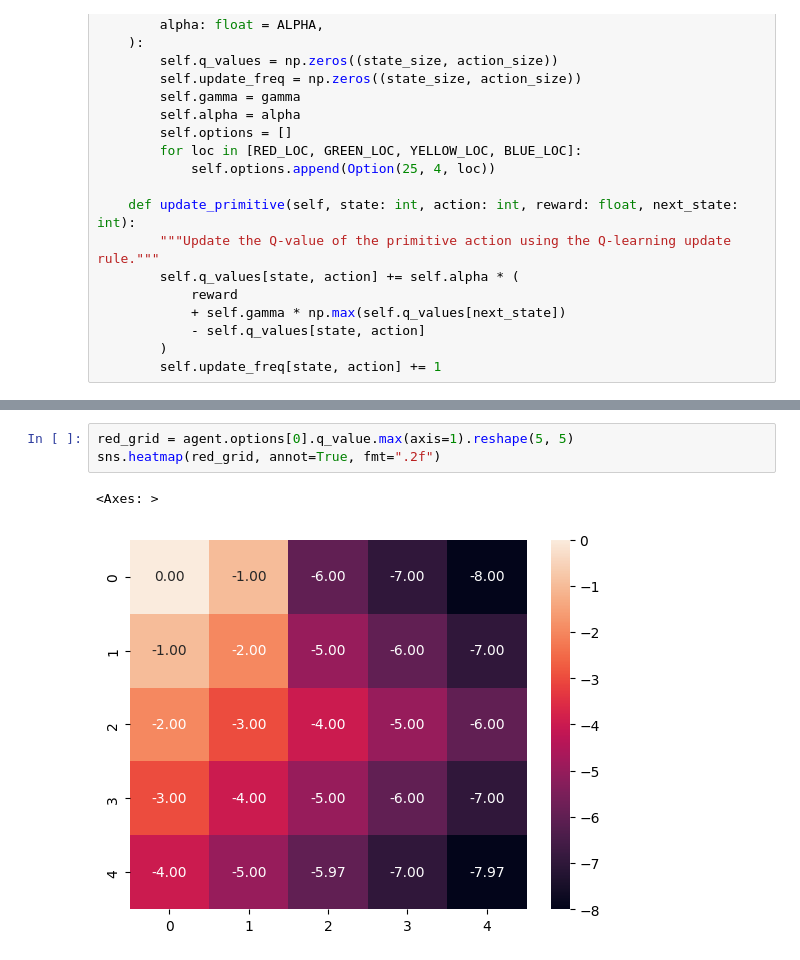
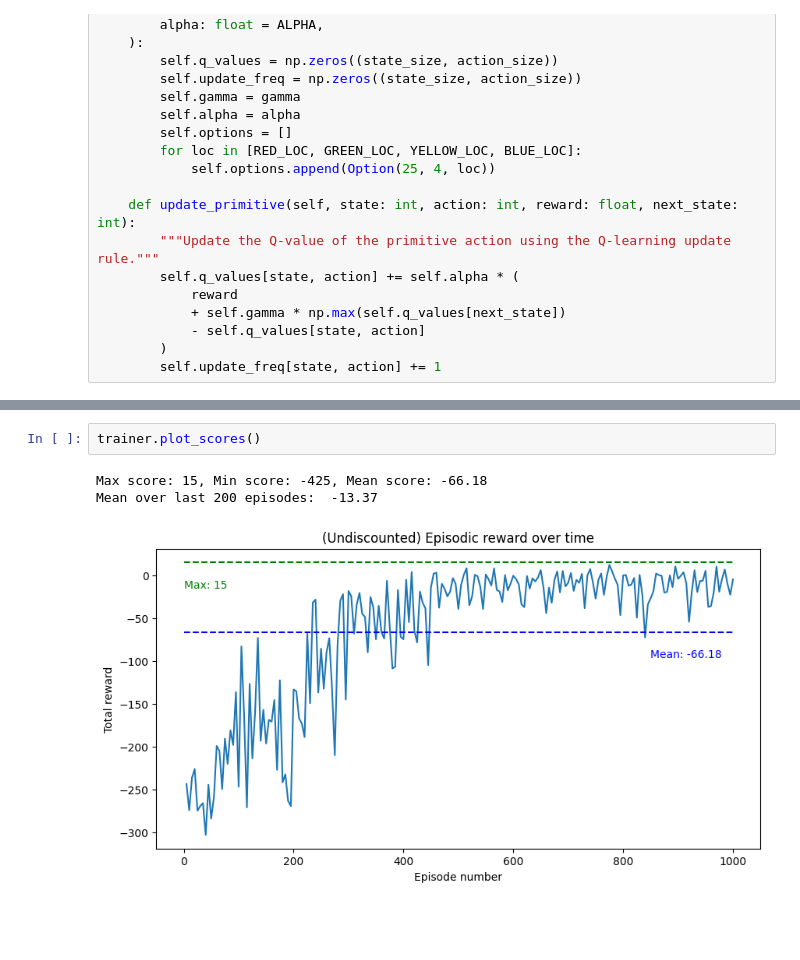
Before and after one commit to AdityaC-003/CS6700_RL_A3, a Jupyter notebook: A3.ipynb, the cells around one changed output, grey strips where cells are left out. Drawn from its saved outputs; the diff is of its cells as text; blank space fills up the shorter version.

```diff
--- a/A3.ipynb
+++ b/A3.ipynb
@@ -460,6 +302,6 @@ done. next_state: 1, next_val: 10.99999999999968
-# %%
-red_grid = agent.options[0].q_value.max(axis=1).reshape(5, 5)
-sns.heatmap(red_grid, annot=True, fmt=".2f")
-# %% [output]
-<Axes: >
-[figure, removed]
+# %%
+trainer.plot_scores()
+# %% [output]
+Max score: 15, Min score: -425, Mean score: -66.18
+Mean over last 200 episodes:  -13.37
+[figure, added]
```
Also changed, not shown: parts of 11 cells of this notebook, 1 other file.
